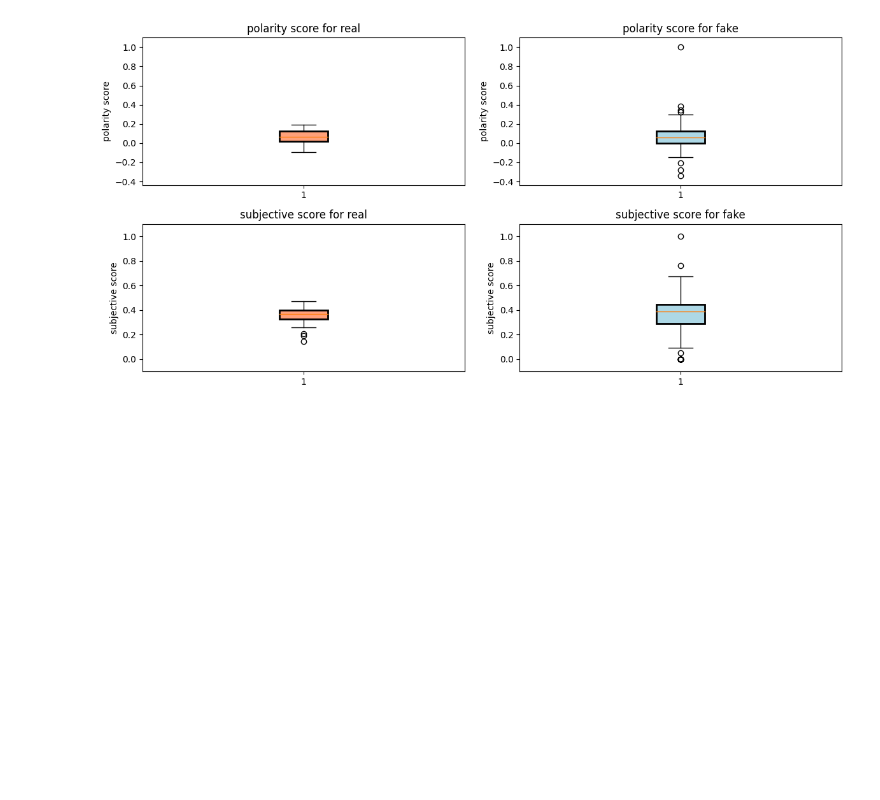
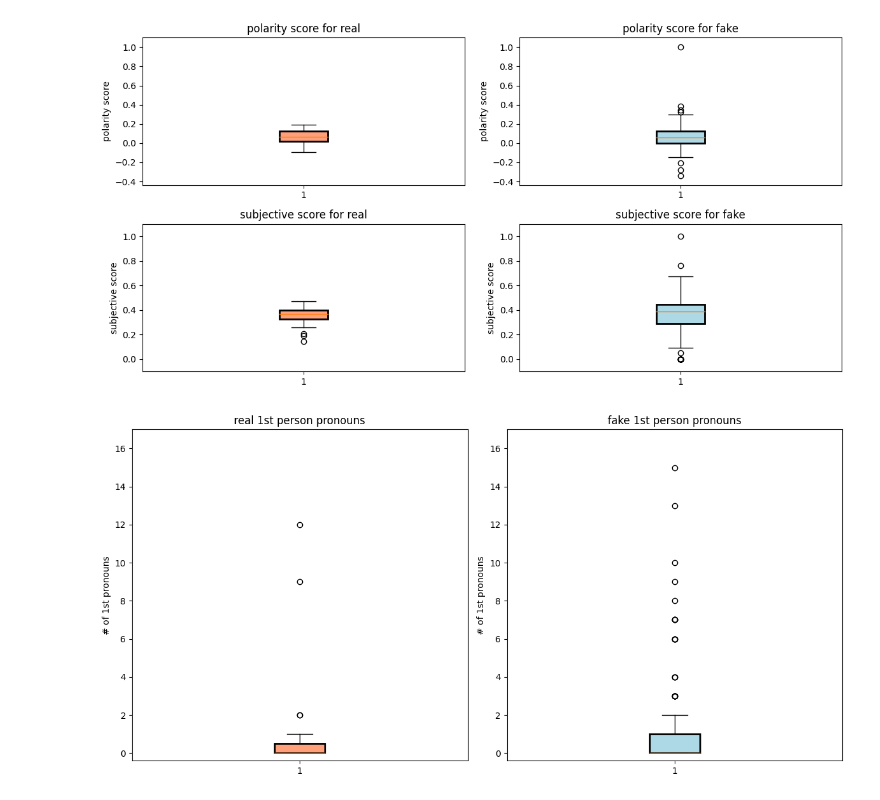
Before and after one commit to henrikdchristensen/DIKU-DS-Exam-FakeNewsDetection, a Jupyter notebook: src/bookhc.ipynb, the cells around one changed output. Cells and saved outputs as stored; diff of their text form; code cells hidden in the pictures; blank space fills up the shorter version.

Commit message:
make a lot of plots

```diff
--- a/src/bookhc.ipynb
+++ b/src/bookhc.ipynb
@@ -37,3 +37,7 @@ Stat.barplot_domain_contribution(threshold=0, percentage=True)
 Stat.plot_combined_sentence_analysis()
 # %% [output]
 [figure]
+# %%
+Stat.plot_combined_fake_vs_real_first_person_pronouns()
+# %% [output]
+[figure, added]
```
Also changed, not shown: parts of 8 cells of this notebook, 3 other files.
